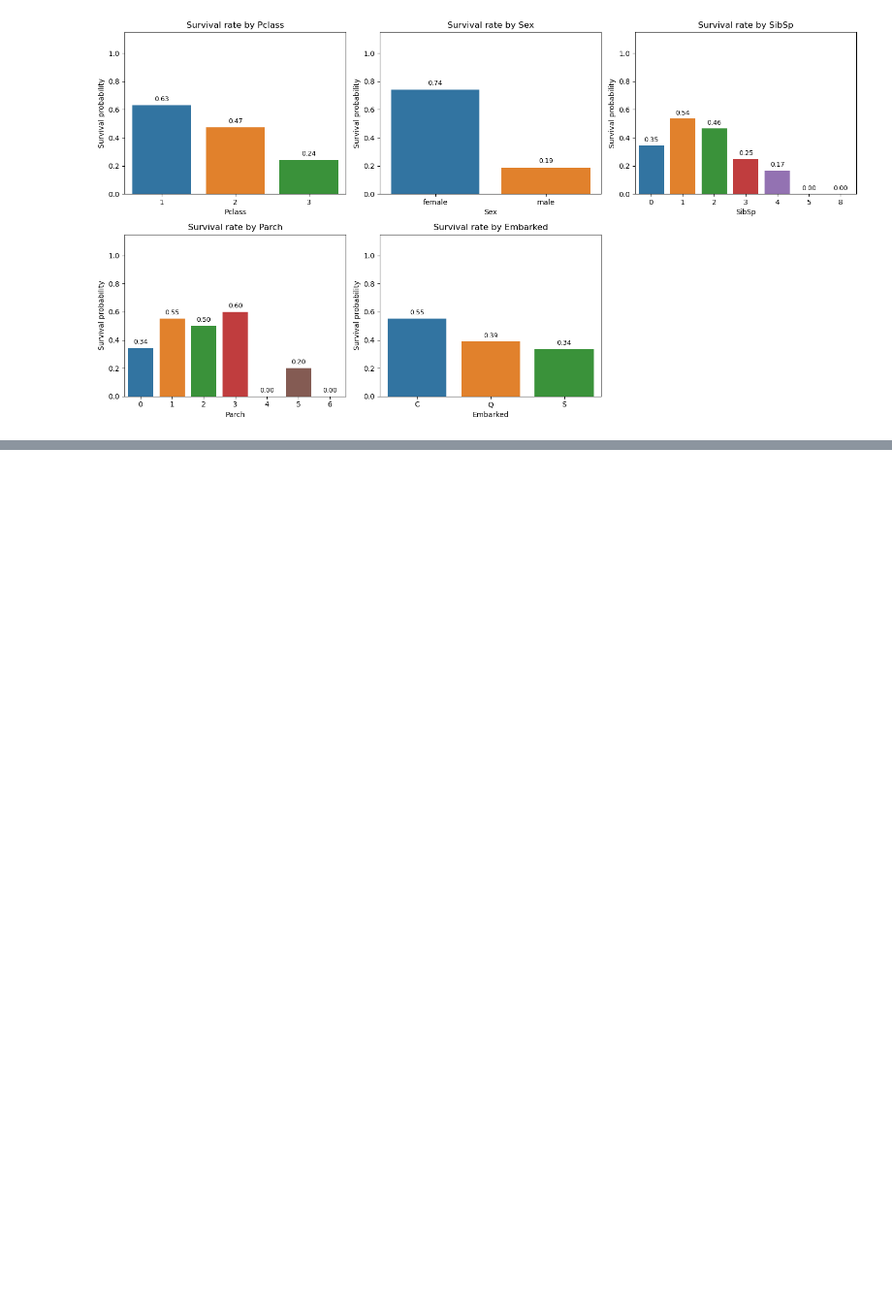
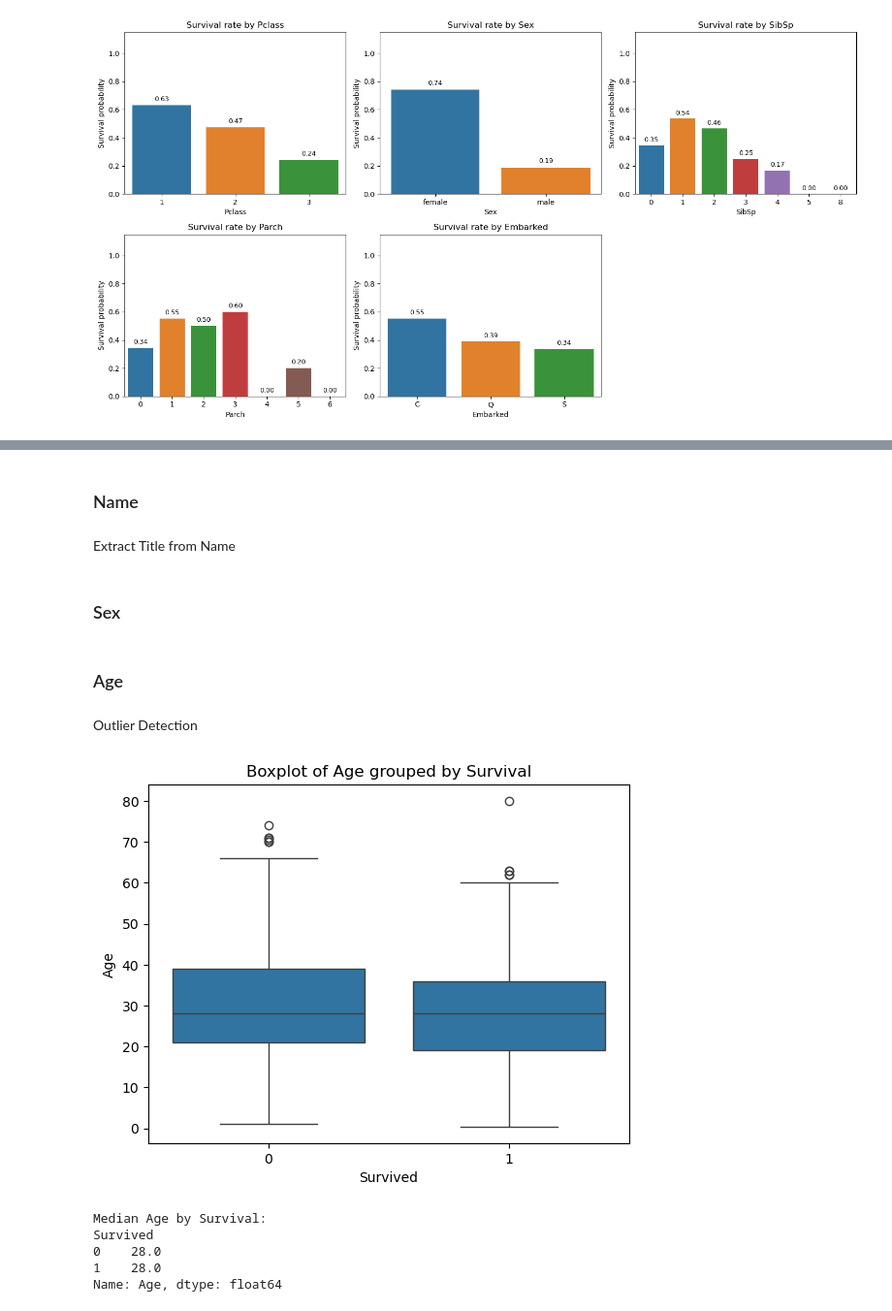
Before and after one commit to manugoetz/titanic-survival-prediction, a Jupyter notebook: notebooks/data_exploration.ipynb, the cells around one changed output, grey strips where cells are left out. Shown at 97% size. Saved outputs shown, nothing was run; the diff lists cells and outputs as text; code cells hidden in the pictures; blank space fills up the shorter version.

```diff
--- a/notebooks/data_exploration.ipynb
+++ b/notebooks/data_exploration.ipynb
@@ -255,0 +116,29 @@ plt.show()
+# %% [markdown]
+### Name
+# %% [markdown]
+Extract Title from Name
+# %% [markdown]
+### Sex
+# %% [markdown]
+### Age
+# %% [markdown]
+Outlier Detection
+# %%
+# Boxplot of Age by Survived
+sns.boxplot(x='Survived', y='Age', data=titanic_train)
+plt.title("Boxplot of Age grouped by Survival")
+plt.show()
+
+# Print median Age for each Survival group
+print("Median Age by Survival:")
+print(titanic_train.groupby("Survived")["Age"].median())
+
+# Detect Outliers per Group
+outliers = detect_outliers(titanic_train, col="Age", group_cols="Survived", show=False)
+# %% [output]
+[figure, added]
+Median Age by Survival:
+Survived
+0    28.0
+1    28.0
+Name: Age, dtype: float64
```
Also changed, not shown: parts of 63 cells of this notebook, 1 other file.
